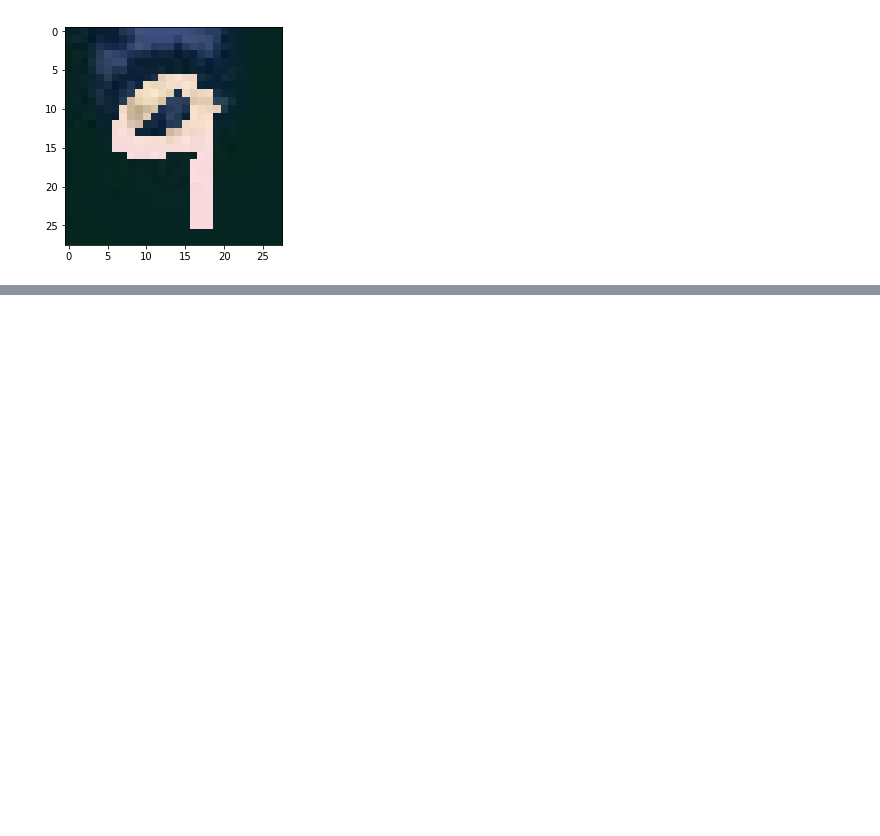
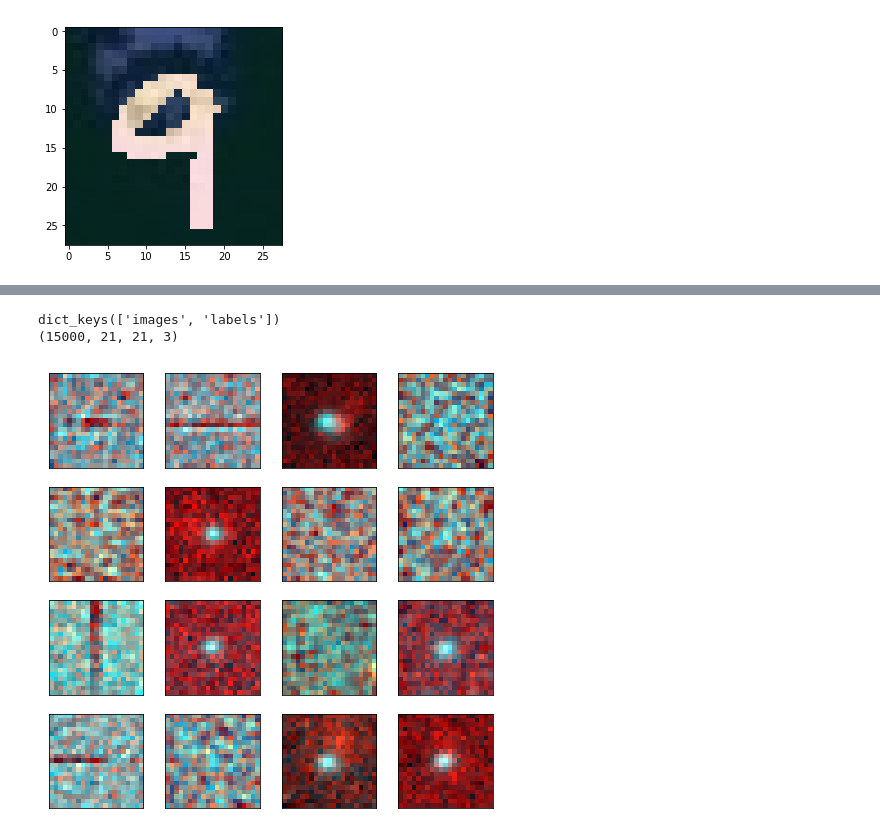
Before and after one commit to dario617/tf-dann, a Jupyter notebook: Dataset overview.ipynb, the cells around one changed output, grey strips where cells are left out. Drawn from its saved outputs; the diff is of its cells as text; code cells hidden in the pictures; blank space fills up the shorter version.

```diff
--- a/Dataset overview.ipynb
+++ b/Dataset overview.ipynb
@@ -164,0 +187,9 @@ plt.imshow(mnistm_train[8])
+# %%
+source_el = pkl.load(open('./Datasets/Datael4106/source_domain.pkl', 'rb'))
+print(source_el.keys())
+print(source_el['images'].shape)
+plot_image_grid(source_el['images'][16:32])
+# %% [output]
+dict_keys(['images', 'labels'])
+(15000, 21, 21, 3)
+[figure, added]
```
Also changed, not shown: parts of 4 cells of this notebook, 2 other files.
